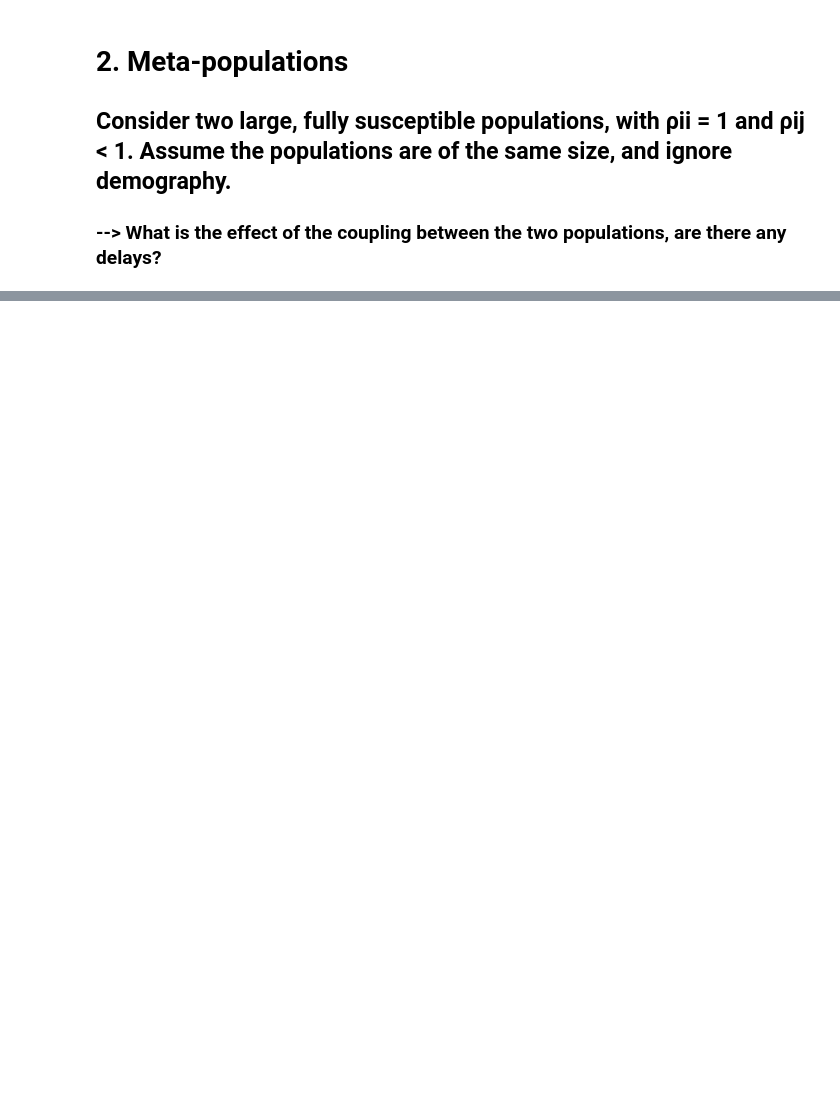
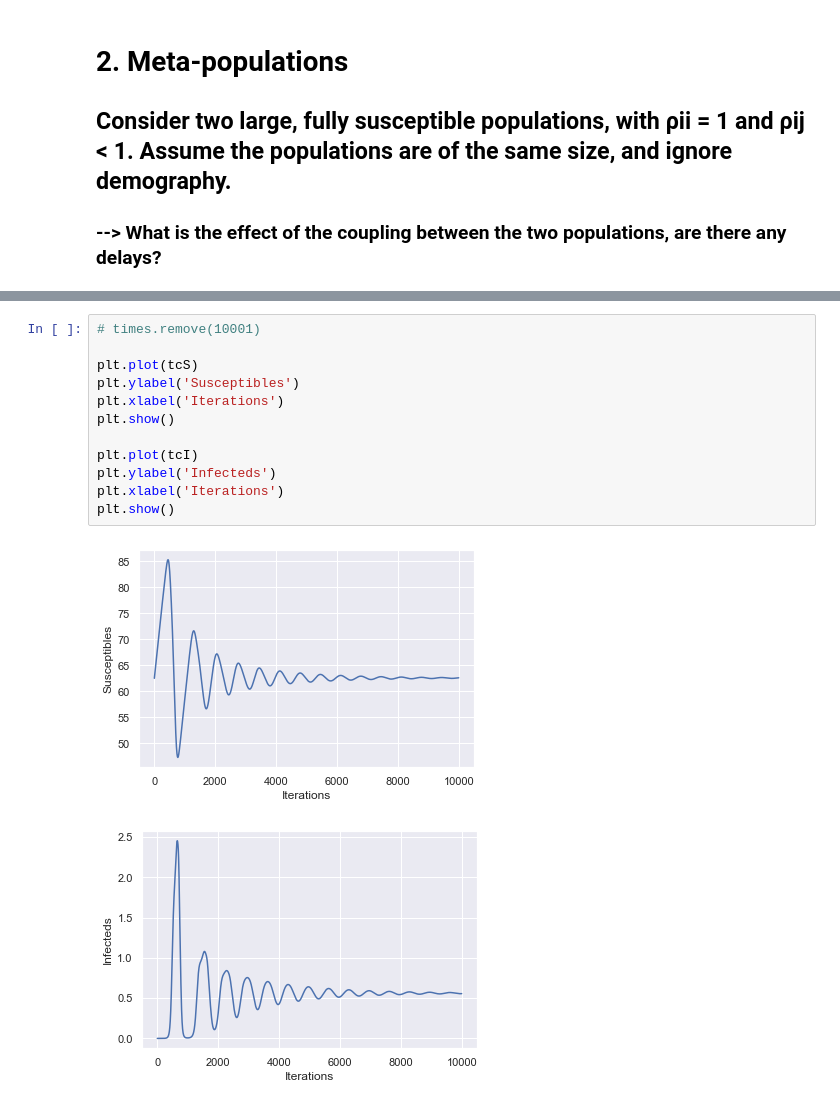
Before and after one commit to rebeccadavidsson/ICSassignment2, a Jupyter notebook: Gillespie.ipynb, the cells around one changed output, grey strips where cells are left out. Drawn from its saved outputs; the diff is of its cells as text; blank space fills up the shorter version.

```diff
--- a/Gillespie.ipynb
+++ b/Gillespie.ipynb
@@ -493,0 +812,15 @@ plt.show()
+# %%
+# times.remove(10001)
+
+plt.plot(tcS)
+plt.ylabel('Susceptibles')
+plt.xlabel('Iterations')
+plt.show()
+
+plt.plot(tcI)
+plt.ylabel('Infecteds')
+plt.xlabel('Iterations')
+plt.show()
+# %% [output]
+[figure, added]
+[figure, added]
```
Also changed, not shown: parts of 12 cells of this notebook.
